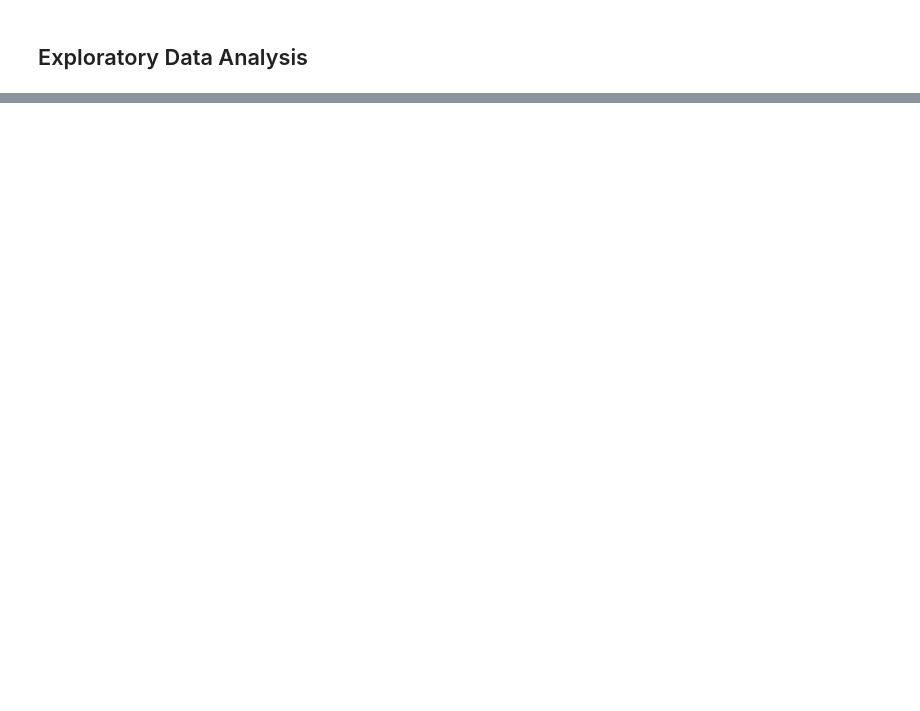
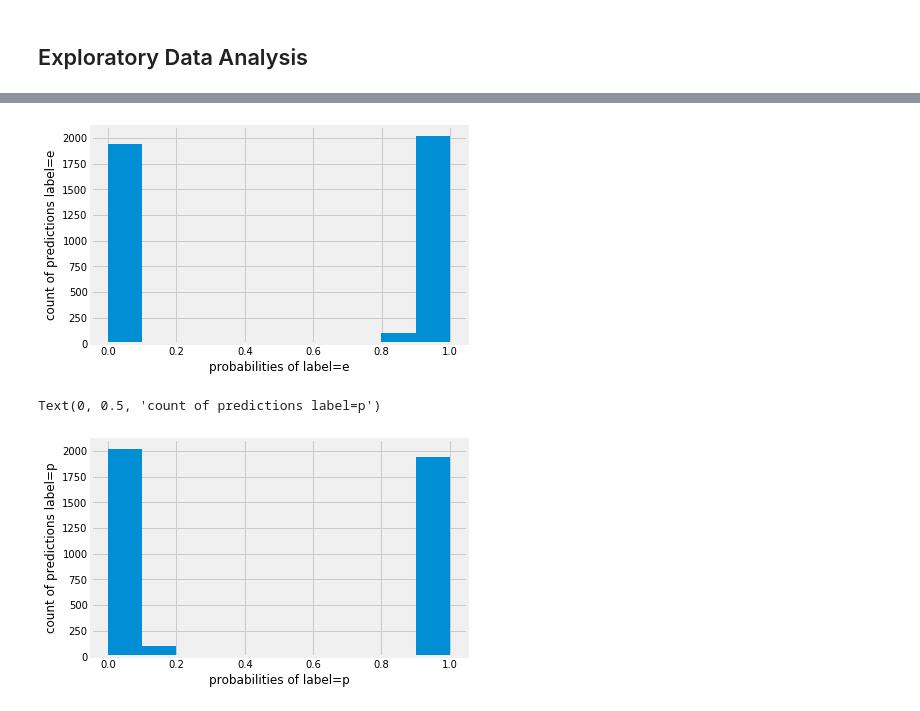
Before and after one commit to dorenho/projects, a Jupyter notebook: unit-4_project/project 4.ipynb, the cells around one changed output, grey strips where cells are left out. Drawn from its saved outputs; the diff is of its cells as text; code cells hidden in the pictures; blank space fills up the shorter version.

```diff
--- a/unit-4_project/project 4.ipynb
+++ b/unit-4_project/project 4.ipynb
@@ -202,0 +362,18 @@ See the caveats in the documentation: http://pandas.pydata.org/pandas-docs/stabl
+# %%
+# Select features for modelling
+features = ['odor', 'gill-color', 'ring-type', 'spore-print-color']
+
+# Create sub dataframe with only the model features
+X = mushrooms[features]
+# %%
+# Convert 'label' into indicator variable
+mushrooms['label'] = mushrooms.label.map({'e':0, 'p':1})
+y = mushrooms['label']
+# %%
+# Convert categorical features into indicator variables
+X = pd.get_dummies(X, drop_first=True)
+# %%
+# Fit logistic regression with Lasso regularization
+X_train1, X_test1, y_train1, y_test1 = train_test_split(X, y, train_size=0.5, random_state=1)
+logreg1 = LogisticRegression(penalty='l1', C=1.0)
+logreg1.fit(X_train1, y_train1)
@@ -202,0 +444,16 @@ See the caveats in the documentation: http://pandas.pydata.org/pandas-docs/stabl
+# %%
+# Return and visualise prediction probabilities
+y_pred_prob_1 = logreg1.predict_proba(X_test1)
+y_pred_prob_1_t = y_pred_prob_1.transpose()
+
+plt.hist(y_pred_prob_1_t[0])
+plt.xlabel('probabilities of label=e')
+plt.ylabel('count of predictions label=e')
+plt.show()
+plt.hist(y_pred_prob_1_t[1])
+plt.xlabel('probabilities of label=p')
+plt.ylabel('count of predictions label=p')
+# %% [output]
+[figure, added]
+Text(0, 0.5, 'count of predictions label=p')
+[figure, added]
```
Also changed, not shown: parts of 42 cells of this notebook, 4 other files.
